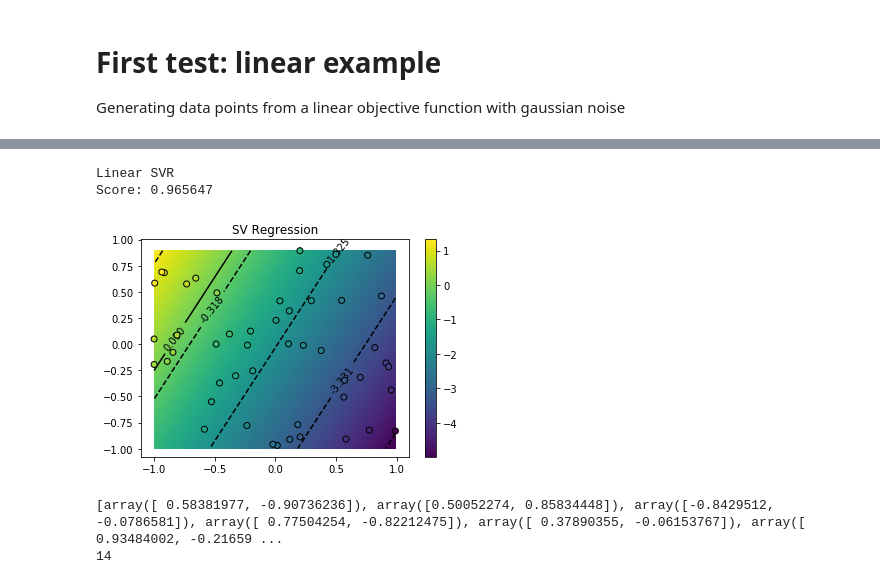
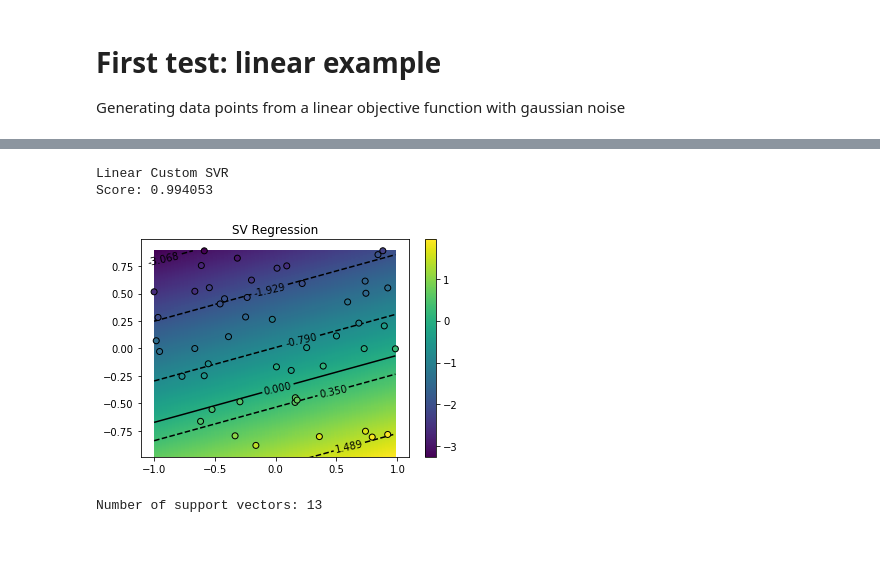
Before and after one commit to Scienziatopazzo/svm-thesis, a Jupyter notebook: experiments/Custom-SVR-Tests.ipynb, the cells around one changed output, grey strips where cells are left out. Cells and saved outputs as stored; diff of their text form; code cells hidden in the pictures; blank space fills up the shorter version.

```diff
--- a/experiments/Custom-SVR-Tests.ipynb
+++ b/experiments/Custom-SVR-Tests.ipynb
@@ -47,29 +47,26 @@ plt.show()
 # %%
-print("Linear SVR")
-svr_lin = SVR(C=1.0, epsilon=0.1, kernel='linear')
+print("Linear Custom SVR")
+svr_lin = customsvr.SVR(C=1.0, epsilon=0.1, kernel='linear')
 svr_lin.fit(X_Train,y_Train)
 print("Score: %f" % svr_lin.score(X_Test,y_Test))
 
 plt.scatter(X[:, 0], X[:, 1], c=y, zorder=10, edgecolor='k')
 plt.axis('tight')
 
 Ylsvr = svr_lin.predict(np.c_[X1.ravel(), X2.ravel()]).reshape(X1.shape)
 meshlsvr = plt.pcolormesh(X1, X2, Ylsvr)
 conlsvr = plt.contour(X1, X2, Ylsvr, colors=['k']*10, linestyles=['--']*10, levels=np.linspace(y.min(), y.max(), num=5))
 plt.clabel(conlsvr, inline=1, fontsize=10)
 zeroclsvr = plt.contour(X1, X2, Ylsvr, colors=['k'], linestyles=['-'], levels=[0])
 plt.clabel(zeroclsvr, inline=1, fontsize=10)
 plt.colorbar(meshlsvr, extendfrac='auto')
 
 plt.title("SV Regression")
 plt.show()
+
+print("Number of support vectors: %d" % len(svr_lin.sv))
 # %% [output]
-Linear SVR
-Score: 0.965647
+Linear Custom SVR
+Score: 0.994053
-[figure, old version]
+[figure, new version]
+Number of support vectors: 13
-# %%
-print(svr_lin.sv)
-print(len(svr_lin.sv))
-# %% [output]
-[array([ 0.58381977, -0.90736236]), array([0.50052274, 0.85834448]), array([-0.8429512, -0.0786581]), array([ 0.77504254, -0.82212475]), array([ 0.37890355, -0.06153767]), array([ 0.93484002, -0.21659 ...
-14
```
Also changed, not shown: parts of 11 cells of this notebook, 5 other files.
